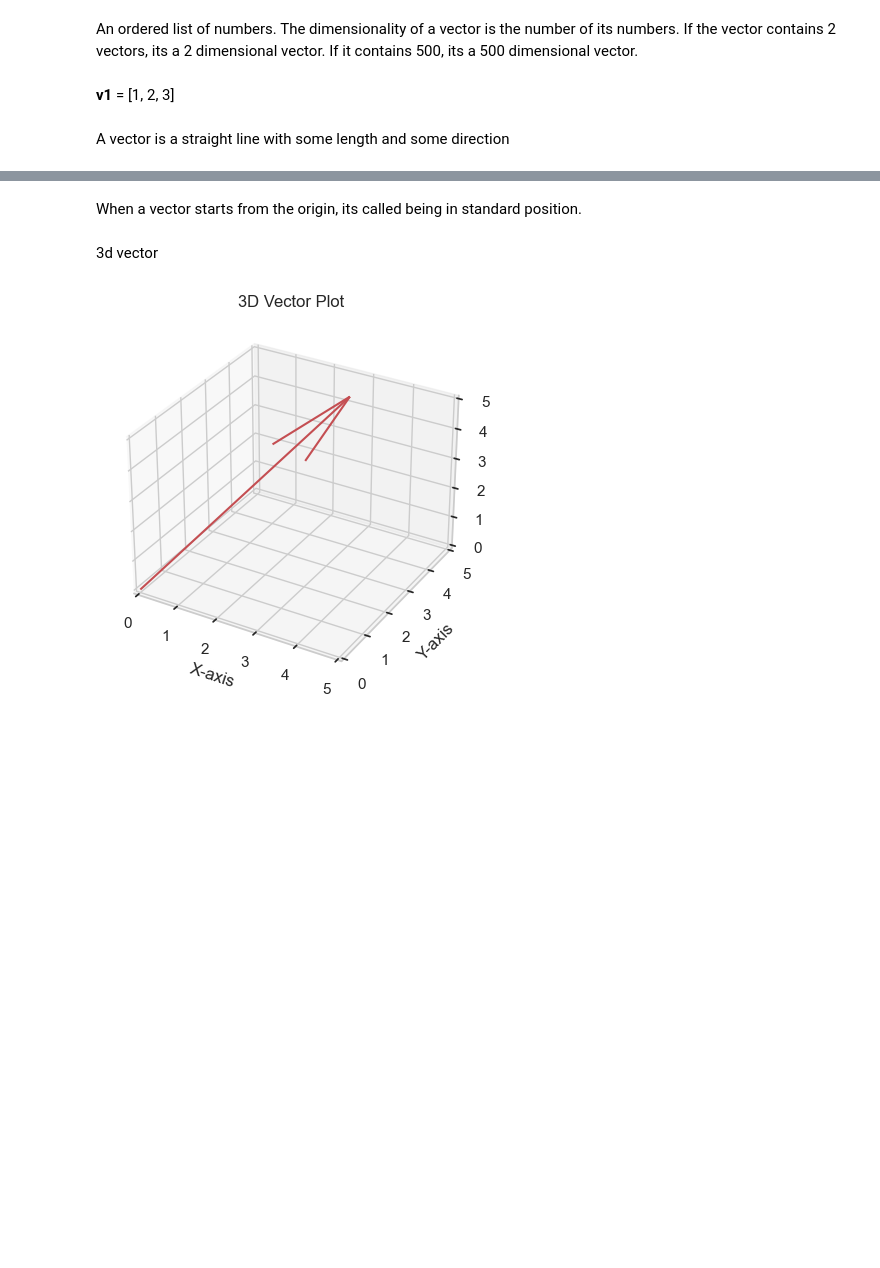
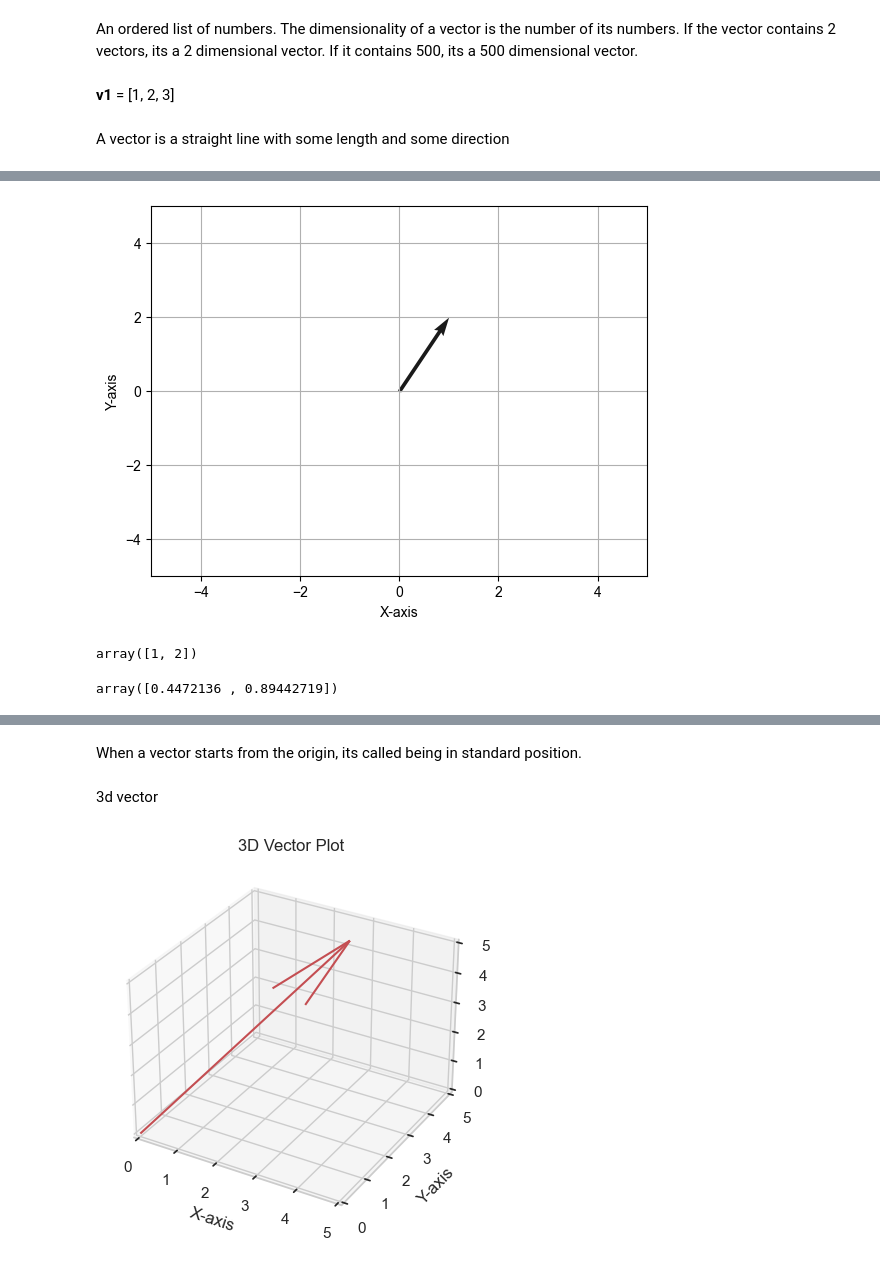
Before and after one commit to chenmargalit/10X-ML-Engineer---Python-Excercises, a Jupyter notebook: math/Linear algebra - Lesson.ipynb, the cells around one changed output, grey strips where cells are left out. Drawn from its saved outputs; the diff is of its cells as text; code cells hidden in the pictures; blank space fills up the shorter version.

```diff
--- a/math/Linear algebra - Lesson.ipynb
+++ b/math/Linear algebra - Lesson.ipynb
@@ -18,6 +18,8 @@ An ordered list of numbers. The dimensionality of a vector is the number of its
 <b> v1 </b> = [1, 2, 3]
 # %% [markdown]
 A vector is a straight line with some length and some direction
+# %%
+v1 = np.array([1,2])
 # %%
 vector = np.array([3, 4])
 
@@ -41,0 +65,15 @@ for idx, ax in enumerate((ax1, ax2)):
+# %%
+def plot_vector(vector: np.array):
+    fig, ax = plt.subplots()
+
+    ax.quiver(0, 0, vector[0], vector[1], angles='xy', scale_units='xy', scale=1)
+
+    ax.set_xlim(-5, 5)
+    ax.set_ylim(-5, 5)
+    ax.set_xlabel('X-axis')
+    ax.set_ylabel('Y-axis')
+
+    sns.set(style="whitegrid")
+    plt.grid(True)
+
+    plt.show()
@@ -41,0 +95,8 @@ for idx, ax in enumerate((ax1, ax2)):
+# %%
+plot_vector(v1)
+# %% [output]
+[figure, added]
+# %%
+v1
+# %% [output]
+array([1, 2])
@@ -41,0 +107,4 @@ for idx, ax in enumerate((ax1, ax2)):
+# %%
+normalized_vector
+# %% [output]
+array([0.4472136 , 0.89442719])
```
Also changed, not shown: parts of 136 cells of this notebook.
